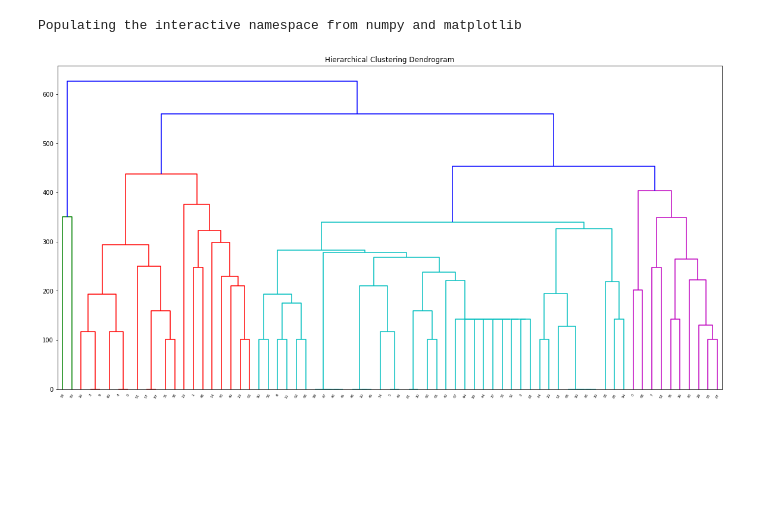
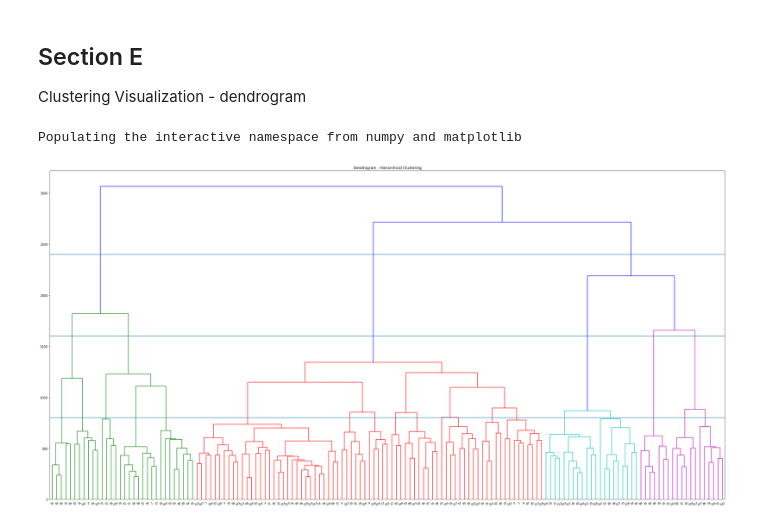
Before and after one commit to yardenGoldy/FinalProjectDataScience, a Jupyter notebook: clustering.ipynb, the cells around one changed output. Drawn from its saved outputs; the diff is of its cells as text; code cells hidden in the pictures; blank space fills up the shorter version.

Commit message:
Auto stash before merge of "master" and "origin/master"

```diff
--- a/clustering.ipynb
+++ b/clustering.ipynb
@@ -72,0 +59,14 @@ clusterDf = clusterDf.fillna(-1)
+# %%
+dateslst = popCheckInDatesCount.index.values
+
+# mapping for each date concat each discount code
+codes = [1,2,3,4]
+mapDatesWithDiscountCodes = map(lambda date:
+    list(map(lambda code: date + "-" + str(code), codes))
+    , dateslst)
+
+# Get it as list, each cell is a list with date-code concating
+nestedLst = list(mapDatesWithDiscountCodes)
+
+# Flat data to get only layer of date, again with date-code concat pairs
+flatLst = [dateWithCode for dateList in nestedLst for dateWithCode in dateList]
@@ -72,0 +79,5 @@ clusterDf = clusterDf.fillna(-1)
+# %%
+# Sets a data-frame for saving data
+# Record is 'Hotel Name' with all date-code pairs
+clusterColumns = ['Hotel Name'] + flatLst
+cluster = pd.DataFrame(columns=clusterColumns)
@@ -106,26 +168,32 @@ for rowIdx, row in  clusterVals.iterrows():
+# %% [markdown]
+## Section E
+
+Clustering Visualization - dendrogram
+# %%
+norCluster = cluster.drop('Hotel Name', axis=1)
 # %%
 %pylab inline
-pylab.rcParams['figure.figsize'] = (20, 10)
+pylab.rcParams['figure.figsize'] = (40, 20)
 
 from matplotlib import pyplot as plt
 from scipy.cluster.hierarchy import dendrogram, linkage
 
-clusterVals = clusterDf.drop('Hotel Name', axis=1)
-linkage_matrix = linkage(clusterVals, 'ward')
+
+linkage_matrix = linkage(norCluster, 'ward')
 dendrogram(
     linkage_matrix,
-    truncate_mode="lastp",  # show only the last p merged clusters
-    p=149,  # show only the last p merged clusters
-    show_leaf_counts=True,  # numbers in brackets are counts, others idx
-    leaf_rotation=60.,
-    leaf_font_size=6.,
+    truncate_mode="lastp",  # display last p merged clusters
+    p=149,                  # display last p merged clusters
+    show_leaf_counts=True,  # numbers in brackets are counts, others idxs
+    leaf_rotation=20.,
+    leaf_font_size=9.,
     show_contracted=True,  # to get a distribution impression in truncated branches
 )
-plt.title('Hierarchical Clustering Dendrogram')
+plt.title('Dendrogram - Hierarchical Clustering')
 plt.axhline(y=2400)
 plt.axhline(y=1600)
 plt.axhline(y=800)
 plt.show()
 # %% [output]
 Populating the interactive namespace from numpy and matplotlib
-[figure, old version]
+[figure, new version]
```
Also changed, not shown: parts of 26 cells of this notebook, 6 other files.
